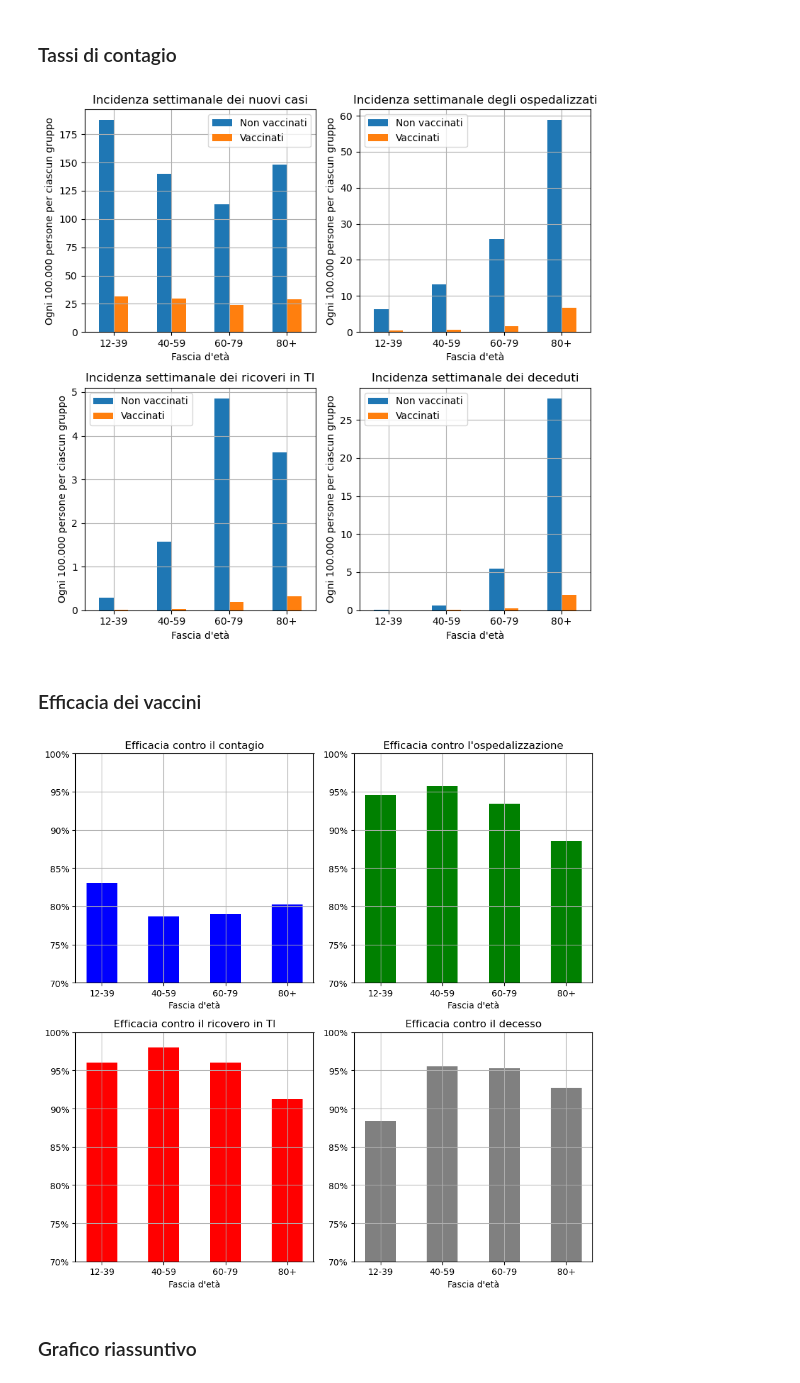
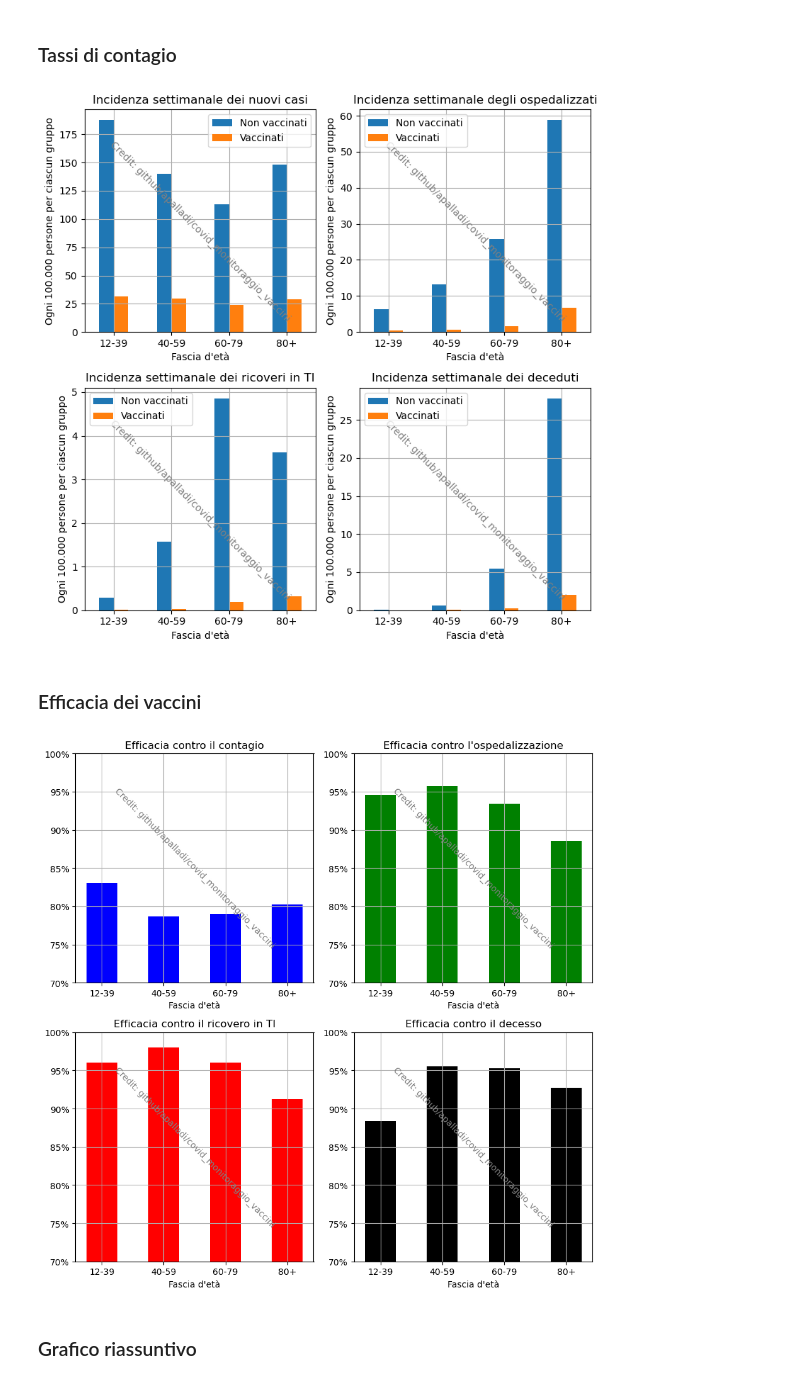
Before and after one commit to apalladi/covid_vaccini_monitoraggio, a Jupyter notebook: Notebooks/efficacia_vaccini.ipynb, the cells around one changed output. Cells and saved outputs as stored; diff of their text form; code cells hidden in the pictures.

Commit message:
Added watermarks to figures

```diff
--- a/Notebooks/efficacia_vaccini.ipynb
+++ b/Notebooks/efficacia_vaccini.ipynb
@@ -73,24 +78,28 @@ axes = axes2.ravel()
 df_tassi.iloc[:, [0, 1]].plot(ax=axes[0],kind='bar')
 axes[0].set_title('Incidenza settimanale dei nuovi casi')
 which_axe(0)
+add_watermark(0)
 
 df_tassi.iloc[:, [2, 3]].plot(ax=axes[1], kind='bar')
 axes[1].set_title('Incidenza settimanale degli ospedalizzati')
 which_axe(1)
+add_watermark(1)
 
 df_tassi.iloc[:, [4, 5]].plot(ax=axes[2], kind='bar')
 axes[2].set_title('Incidenza settimanale dei ricoveri in TI')
 which_axe(2)
+add_watermark(2)
 
 df_tassi.iloc[:, [6, 7]].plot(ax=axes[3], kind='bar')
 axes[3].set_title('Incidenza settimanale dei deceduti')
 which_axe(3)
+add_watermark(3)
 
 plt.tight_layout()
 plt.savefig('../risultati/tassi_per_età.png', dpi=300)
 plt.show()
 # %% [output]
-[figure, old version]
+[figure, new version]
 # %% [markdown]
 ### Efficacia dei vaccini
 # %%
@@ -107,31 +116,43 @@ def add_to_plot():
 # %%
 plt.figure(figsize=(9, 9))
 
 plt.subplot(2, 2, 1)
 plt.bar(efficacia_contagio.index, efficacia_contagio, color='blue', width=0.5)
 plt.title('Efficacia contro il contagio')
+plt.text(1.5, 85, 'Credit: github/apalladi/covid_monitoraggio_vaccini',
+        fontsize=10, color='grey', alpha=1,
+        ha='center', va='center', rotation=-45)
 add_to_plot()
 
 plt.subplot(2, 2, 2)
 plt.bar(efficacia_osp.index, efficacia_osp, color='green', width=0.5)
 plt.title('Efficacia contro l\'ospedalizzazione')
+plt.text(1.5, 85, 'Credit: github/apalladi/covid_monitoraggio_vaccini',
+        fontsize=10, color='grey', alpha=1,
+        ha='center', va='center', rotation=-45)
 add_to_plot()
 
 plt.subplot(2, 2, 3)
 plt.bar(efficacia_terint.index, efficacia_terint, color='red', width=0.5)
 plt.title('Efficacia contro il ricovero in TI')
+plt.text(1.5, 85, 'Credit: github/apalladi/covid_monitoraggio_vaccini',
+        fontsize=10, color='grey', alpha=1,
+        ha='center', va='center', rotation=-45)
 add_to_plot()
 
 plt.subplot(2, 2, 4)
-plt.bar(efficacia_decessi.index, efficacia_decessi, color='gray', width=0.5)
+plt.bar(efficacia_decessi.index, efficacia_decessi, color='black', width=0.5)
 plt.title('Efficacia contro il decesso')
+plt.text(1.5, 85, 'Credit: github/apalladi/covid_monitoraggio_vaccini',
+        fontsize=10, color='grey', alpha=1,
+        ha='center', va='center', rotation=-45)
 add_to_plot()
 
 plt.tight_layout()
 plt.savefig('../risultati/efficacia_vaccini.png', dpi=300)
 plt.show()
 # %% [output]
-[figure, old version]
+[figure, new version]
 # %% [markdown]
 ### Grafico riassuntivo
 # %%
```
Also changed, not shown: parts of 4 cells of this notebook, 8 other files.
